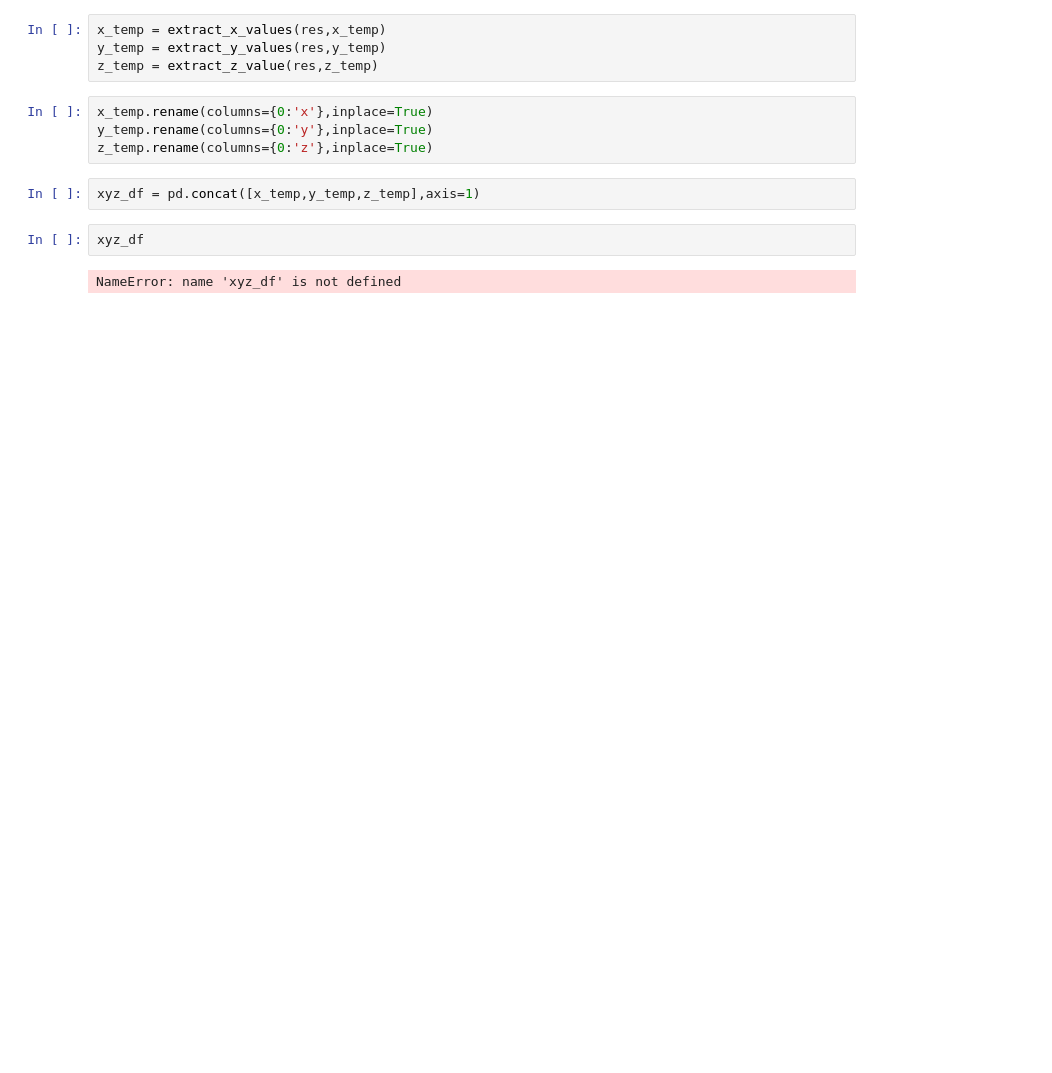
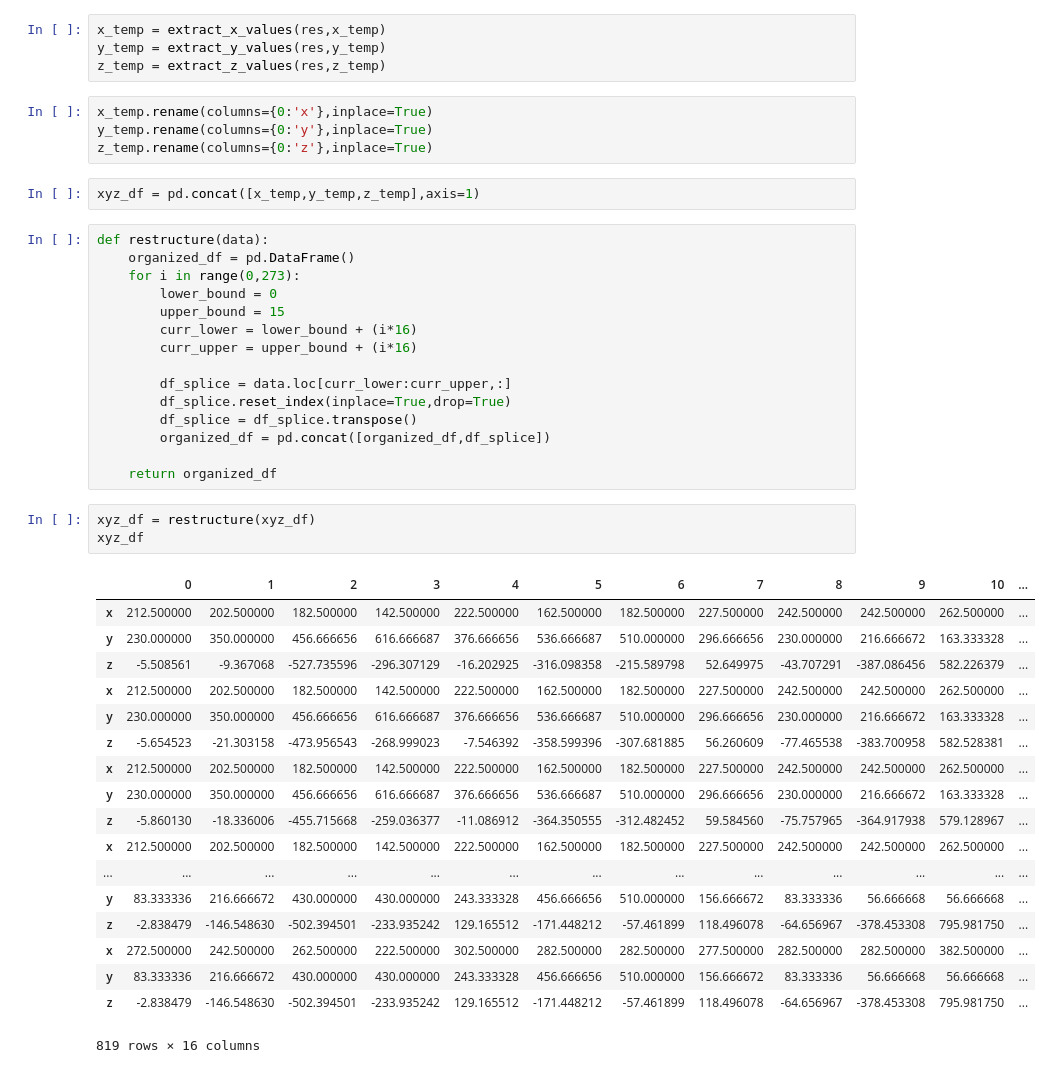
Before and after one commit to ampos1/kerasPose-CoreML, a Jupyter notebook: dataset processing.ipynb, the cells around one changed output. Saved outputs shown, nothing was run; the diff lists cells and outputs as text; blank space fills up the shorter version.

```diff
--- a/dataset processing.ipynb
+++ b/dataset processing.ipynb
@@ -69,14 +69,47 @@ def extract_z_values(data,z_vals):
 # %%
 x_temp = extract_x_values(res,x_temp)
 y_temp = extract_y_values(res,y_temp)
-z_temp = extract_z_value(res,z_temp)
+z_temp = extract_z_values(res,z_temp)
 # %%
 x_temp.rename(columns={0:'x'},inplace=True)
 y_temp.rename(columns={0:'y'},inplace=True)
 z_temp.rename(columns={0:'z'},inplace=True)
 # %%
 xyz_df = pd.concat([x_temp,y_temp,z_temp],axis=1)
-# %%
-xyz_df
-# %% [output]
-NameError: name 'xyz_df' is not defined
+# %%
+def restructure(data):
+    organized_df = pd.DataFrame()
+    for i in range(0,273):
+        lower_bound = 0
+        upper_bound = 15
+        curr_lower = lower_bound + (i*16)
+        curr_upper = upper_bound + (i*16)
+
+        df_splice = data.loc[curr_lower:curr_upper,:]
+        df_splice.reset_index(inplace=True,drop=True)
+        df_splice = df_splice.transpose()
+        organized_df = pd.concat([organized_df,df_splice])
+
+    return organized_df
+# %%
+xyz_df = restructure(xyz_df)
+xyz_df
+# %% [output]
+|  | 0 | 1 | 2 | 3 | 4 | 5 | 6 | 7 | 8 | 9 | 10 | ... |
+| x | 212.500000 | 202.500000 | 182.500000 | 142.500000 | 222.500000 | 162.500000 | 182.500000 | 227.500000 | 242.500000 | 242.500000 | 262.500000 | ... |
+| y | 230.000000 | 350.000000 | 456.666656 | 616.666687 | 376.666656 | 536.666687 | 510.000000 | 296.666656 | 230.000000 | 216.666672 | 163.333328 | ... |
+| z | -5.508561 | -9.367068 | -527.735596 | -296.307129 | -16.202925 | -316.098358 | -215.589798 | 52.649975 | -43.707291 | -387.086456 | 582.226379 | ... |
+| x | 212.500000 | 202.500000 | 182.500000 | 142.500000 | 222.500000 | 162.500000 | 182.500000 | 227.500000 | 242.500000 | 242.500000 | 262.500000 | ... |
+| y | 230.000000 | 350.000000 | 456.666656 | 616.666687 | 376.666656 | 536.666687 | 510.000000 | 296.666656 | 230.000000 | 216.666672 | 163.333328 | ... |
+| z | -5.654523 | -21.303158 | -473.956543 | -268.999023 | -7.546392 | -358.599396 | -307.681885 | 56.260609 | -77.465538 | -383.700958 | 582.528381 | ... |
+| x | 212.500000 | 202.500000 | 182.500000 | 142.500000 | 222.500000 | 162.500000 | 182.500000 | 227.500000 | 242.500000 | 242.500000 | 262.500000 | ... |
+| y | 230.000000 | 350.000000 | 456.666656 | 616.666687 | 376.666656 | 536.666687 | 510.000000 | 296.666656 | 230.000000 | 216.666672 | 163.333328 | ... |
+| z | -5.860130 | -18.336006 | -455.715668 | -259.036377 | -11.086912 | -364.350555 | -312.482452 | 59.584560 | -75.757965 | -364.917938 | 579.128967 | ... |
+| x | 212.500000 | 202.500000 | 182.500000 | 142.500000 | 222.500000 | 162.500000 | 182.500000 | 227.500000 | 242.500000 | 242.500000 | 262.500000 | ... |
+| ... | ... | ... | ... | ... | ... | ... | ... | ... | ... | ... | ... | ... |
+| y | 83.333336 | 216.666672 | 430.000000 | 430.000000 | 243.333328 | 456.666656 | 510.000000 | 156.666672 | 83.333336 | 56.666668 | 56.666668 | ... |
+| z | -2.838479 | -146.548630 | -502.394501 | -233.935242 | 129.165512 | -171.448212 | -57.461899 | 118.496078 | -64.656967 | -378.453308 | 795.981750 | ... |
+| x | 272.500000 | 242.500000 | 262.500000 | 222.500000 | 302.500000 | 282.500000 | 282.500000 | 277.500000 | 282.500000 | 282.500000 | 382.500000 | ... |
+| y | 83.333336 | 216.666672 | 430.000000 | 430.000000 | 243.333328 | 456.666656 | 510.000000 | 156.666672 | 83.333336 | 56.666668 | 56.666668 | ... |
+| z | -2.838479 | -146.548630 | -502.394501 | -233.935242 | 129.165512 | -171.448212 | -57.461899 | 118.496078 | -64.656967 | -378.453308 | 795.981750 | ... |
+819 rows × 16 columns
```
